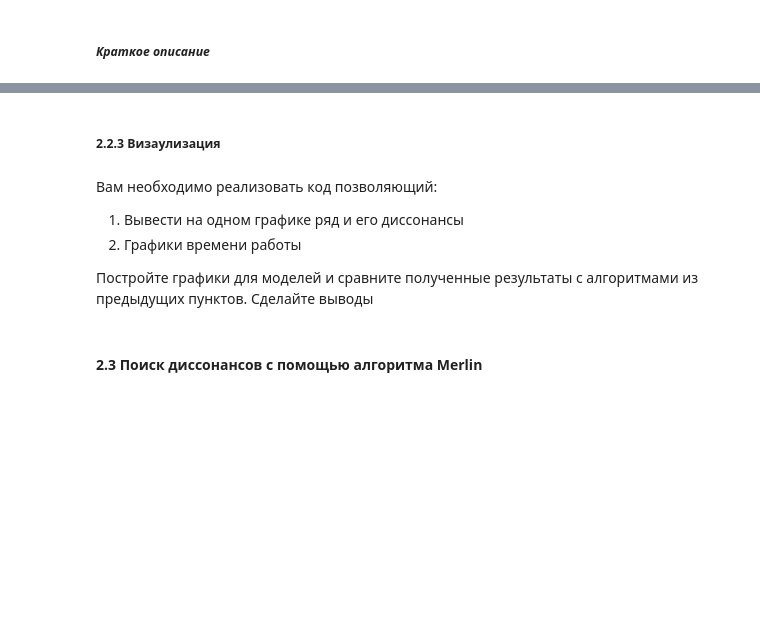
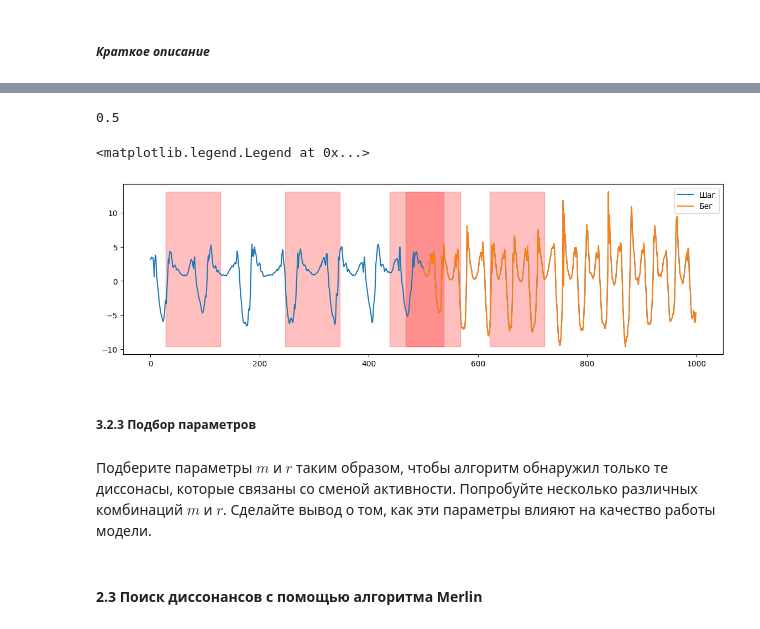
Before and after one commit to MrRivey/2023-Romanov-TimeSeriesCourse, a Jupyter notebook: practice/03 Discords/03 Discords.ipynb, the cells around one changed output, grey strips where cells are left out. Drawn from its saved outputs; the diff is of its cells as text; code cells hidden in the pictures; blank space fills up the shorter version.

Commit message:
Обновления для 3 и 7 практической работы.

```diff
--- a/practice/03 Discords/03 Discords.ipynb
+++ b/practice/03 Discords/03 Discords.ipynb
@@ -48,12 +183,29 @@ fixme: добавить описание данных и саму выгрузк
+# %%
+from modules.drag import refine_candidates
+discords_idx, discords_dist, discords_nn_idx = refine_candidates(T, m, M_T, Σ_T, is_cands)
+len(discords_idx)/len(data)*100
+# %% [output]
+0.5
+# %%
+fig, ax =  plt.subplots(figsize=(14,4),ncols=1,nrows=1)
+plt.plot(data[:],label='Шаг')
+plt.plot(np.arange(data.shape[0]//2,data.shape[0]),data[data.shape[0]//2:],label='Бег')
+max_ = np.max(data[:])
+min_ = np.min(data[:])
+for indx, discord in enumerate(discords_idx):
+    ax.add_patch(Rectangle((discord,min_),m,
+                            max_+np.abs(min_),
+                                                    color='red',
+                                                    alpha=0.25))
+plt.legend()
+# %% [output]
+<matplotlib.legend.Legend at 0x...>
+[figure, added]
 # %% [markdown]
-##### 2.2.3 Визаулизация
+##### 3.2.3 Подбор параметров
 # %% [markdown]
-Вам необходимо реализовать код позволяющий:
-1. Вывести на одном графике ряд и его диссонансы
-2. Графики времени работы
-
-Постройте графики для моделей и сравните полученные результаты с алгоритмами из предыдущих пунктов.
-Сделайте выводы
+Подберите параметры $m$ и $r$ таким образом, чтобы алгоритм обнаружил только те диссонасы, которые связаны со сменой активности.
+Попробуйте несколько различных комбинаций $m$ и $r$. Сделайте вывод о том, как эти параметры влияют на качество работы модели.
 # %% [markdown]
 #### **2.3 Поиск диссонансов с помощью алгоритма Merlin**
 # %% [markdown]
```
Also changed, not shown: parts of 41 cells of this notebook, 3 other files.
